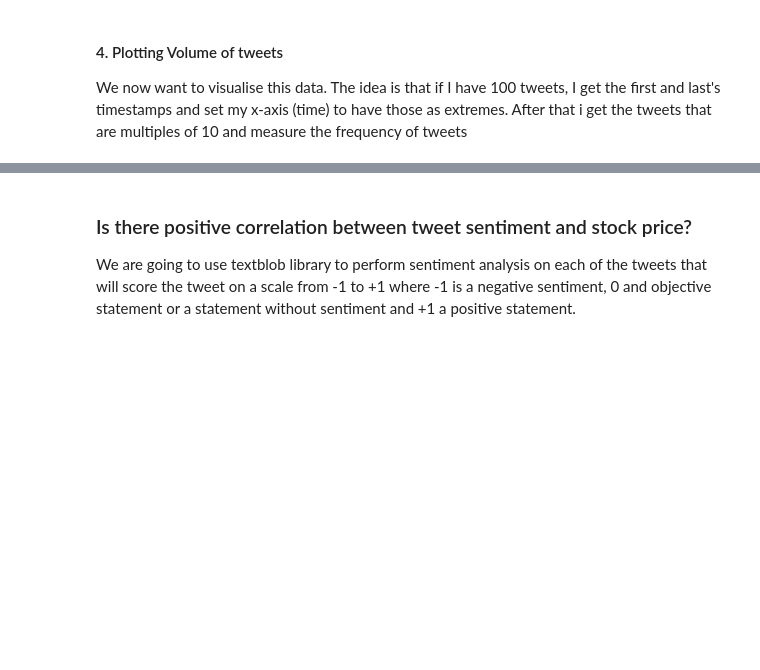
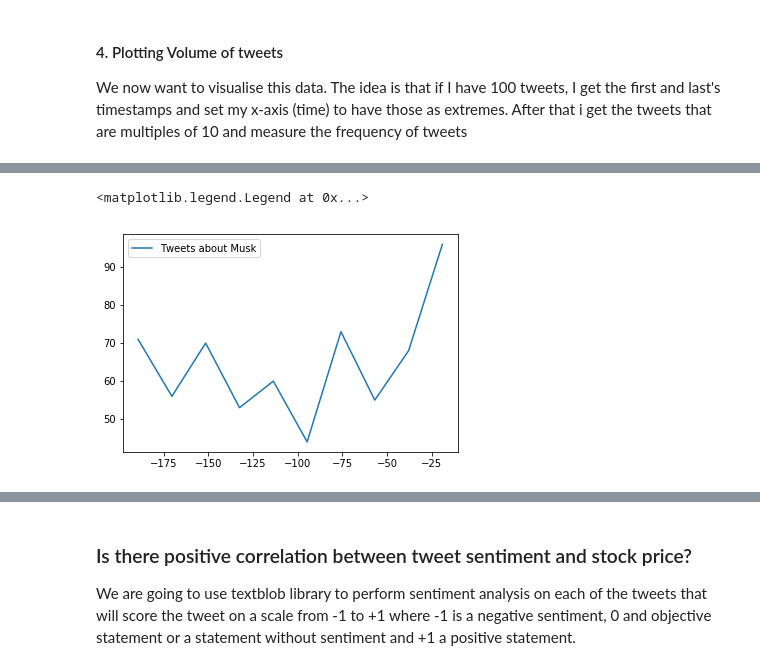
Before and after one commit to nickpezzotti1/SentimentAnalysis, a Jupyter notebook: SentimentAnalysis.ipynb, the cells around one changed output, grey strips where cells are left out. Saved outputs shown, nothing was run; the diff lists cells and outputs as text; code cells hidden in the pictures; blank space fills up the shorter version.

Commit message:
Fixed Images and graphs

```diff
--- a/SentimentAnalysis.ipynb
+++ b/SentimentAnalysis.ipynb
@@ -110,27 +116,26 @@ plt.plot(x_data, tweet_volume, label = "tweet volume")
 # %%
 time_in_minutes_elapsed_since_oldest = int((datetime.now() - oldest_timestamp).total_seconds()/60)
 
 ###############GET STOCK DATA#################################
 #Get data from stock api
 response = requests.get("https://www.alphavantage.co/query?function=TIME_SERIES_INTRADAY&symbol=TSLA&interval=5min&apikey=H882E1XRM4DIVG86&outputsize=full") #size to full for full day
 json_data = json.loads(response.text)
 
 # set up the minute increment
 x_values = [-x for x in list(range(0, int(total_data_time.total_seconds()/60), 5))] # these are timestamps that count back from the present to the oldest tweet in increments of 1 minute
 prices = []
 
 counter = 0
 for data in json_data['Time Series (5min)']:
-    if (counter >=int(total_data_time.total_seconds()/60/5)): #Only get the last x minutes worth of data
+    if (counter > int(total_data_time.total_seconds()/60/5)): #Only get the last x minutes worth of data
         break
     data = float((json_data['Time Series (5min)'][data]["1. open"]))
     prices.append(data)
     counter += 1
-
-print(len(prices), len(x_values), total_data_time)
-print(x_values)
-#plt.plot(x_values, prices, label = "TSLA price")
 plt.plot(x_data, tweet_volume, label = "Tweets about Musk")
 plt.legend()
+# %% [output]
+<matplotlib.legend.Legend at 0x...>
+[figure, added]
 # %%
 plt.plot(x_values, prices, label = "TSLA price")
```
Also changed, not shown: parts of 5 cells of this notebook, 1 other file.
